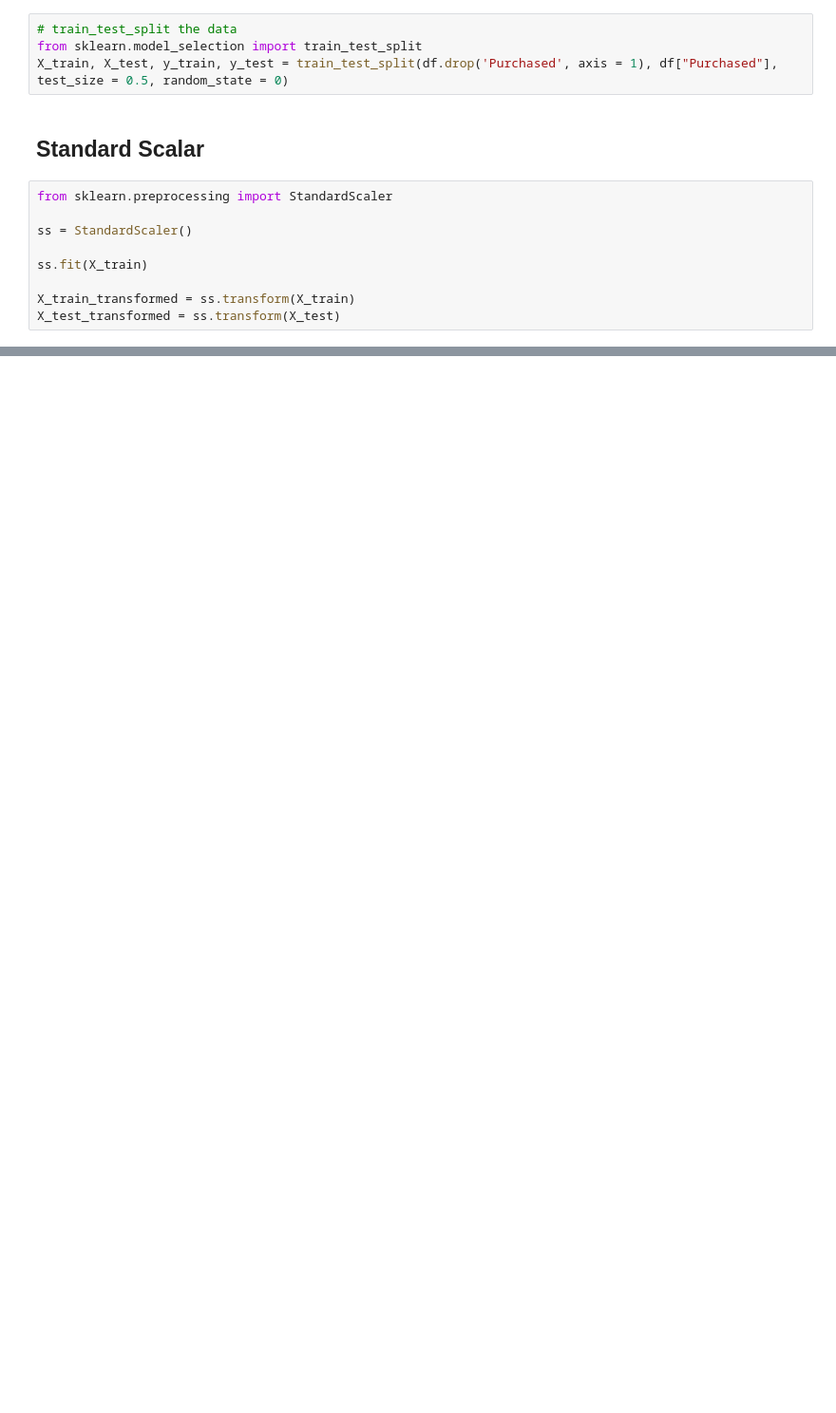
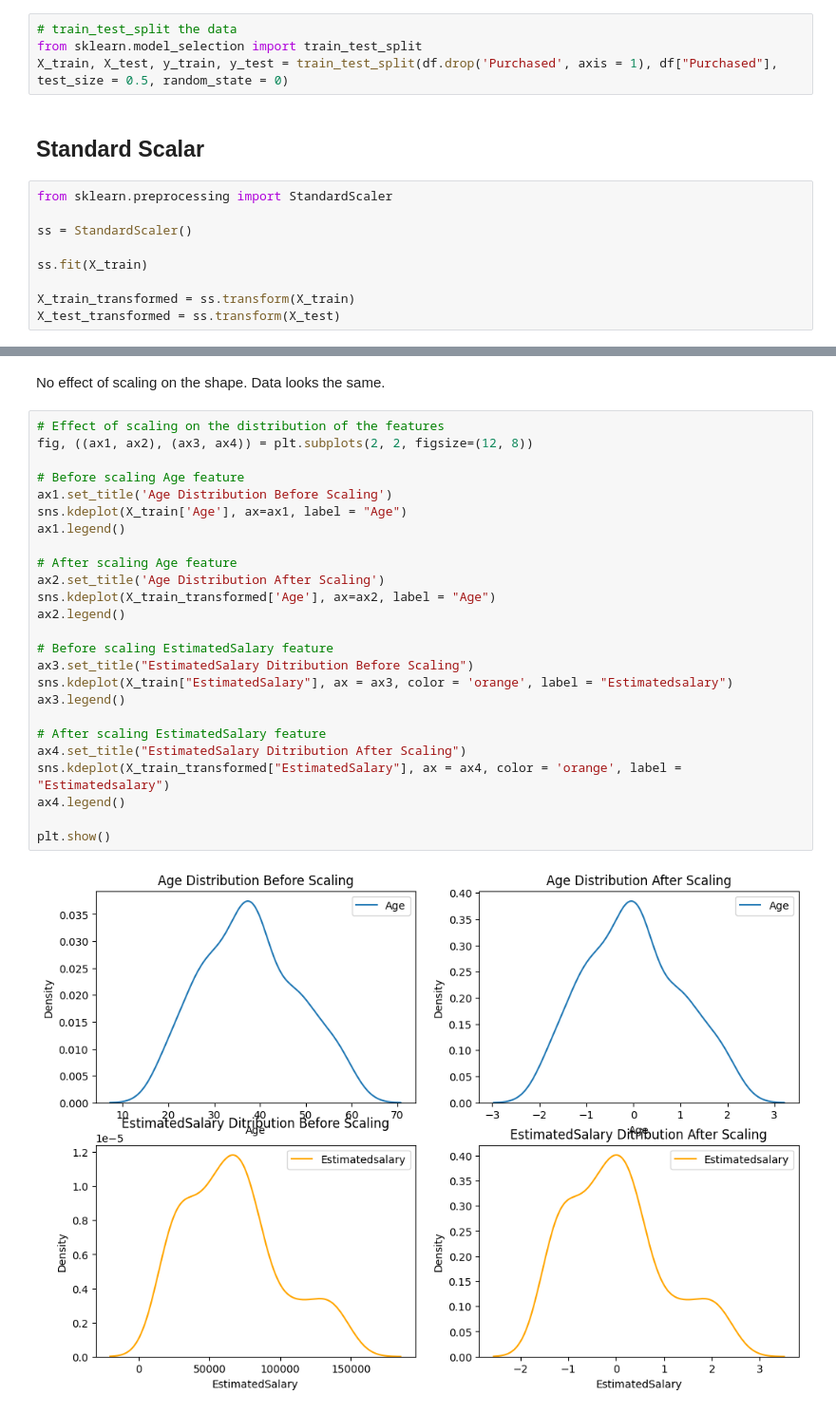
Before and after one commit to HaiderRasoolQadri/ml-journey-and-projects, a Jupyter notebook: Feature Scaling/Standardization/standardization.ipynb, the cells around one changed output, grey strips where cells are left out. Shown at 95% size. Cells and saved outputs as stored; diff of their text form; blank space fills up the shorter version.

```diff
--- a/Feature Scaling/Standardization/standardization.ipynb
+++ b/Feature Scaling/Standardization/standardization.ipynb
@@ -68,0 +125,29 @@ X_test_transformed = ss.transform(X_test)
+# %% [markdown]
+No effect of scaling on the shape. Data looks the same.
+# %%
+# Effect of scaling on the distribution of the features
+fig, ((ax1, ax2), (ax3, ax4)) = plt.subplots(2, 2, figsize=(12, 8))
+
+# Before scaling Age feature
+ax1.set_title('Age Distribution Before Scaling')
+sns.kdeplot(X_train['Age'], ax=ax1, label = "Age")
+ax1.legend()
+
+# After scaling Age feature
+ax2.set_title('Age Distribution After Scaling')
+sns.kdeplot(X_train_transformed['Age'], ax=ax2, label = "Age")
+ax2.legend()
+
+# Before scaling EstimatedSalary feature
+ax3.set_title("EstimatedSalary Ditribution Before Scaling")
+sns.kdeplot(X_train["EstimatedSalary"], ax = ax3, color = 'orange', label = "Estimatedsalary")
+ax3.legend()
+
+# After scaling EstimatedSalary feature
+ax4.set_title("EstimatedSalary Ditribution After Scaling")
+sns.kdeplot(X_train_transformed["EstimatedSalary"], ax = ax4, color = 'orange', label = "Estimatedsalary")
+ax4.legend()
+
+plt.show()
+# %% [output]
+[figure, added]
```
Also changed, not shown: parts of 19 cells of this notebook.
